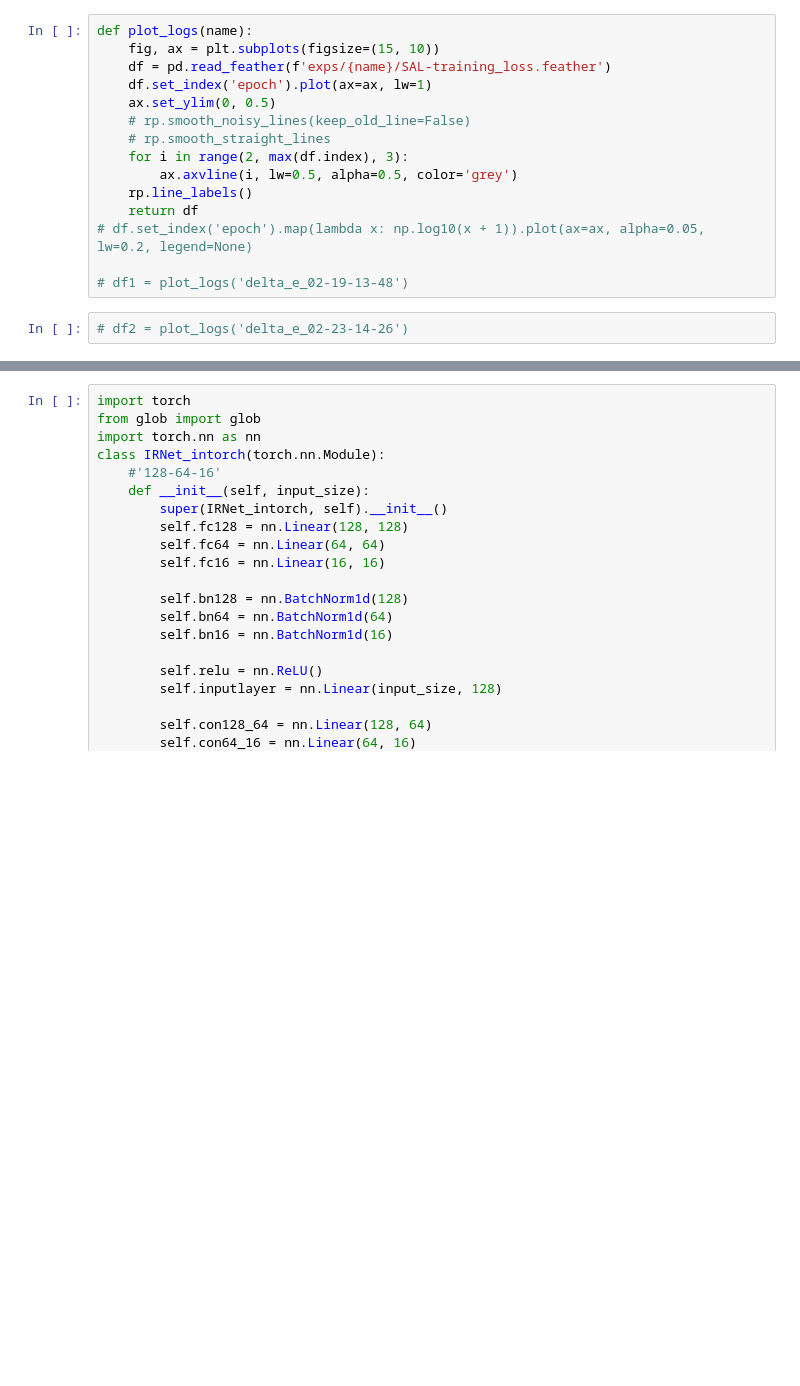
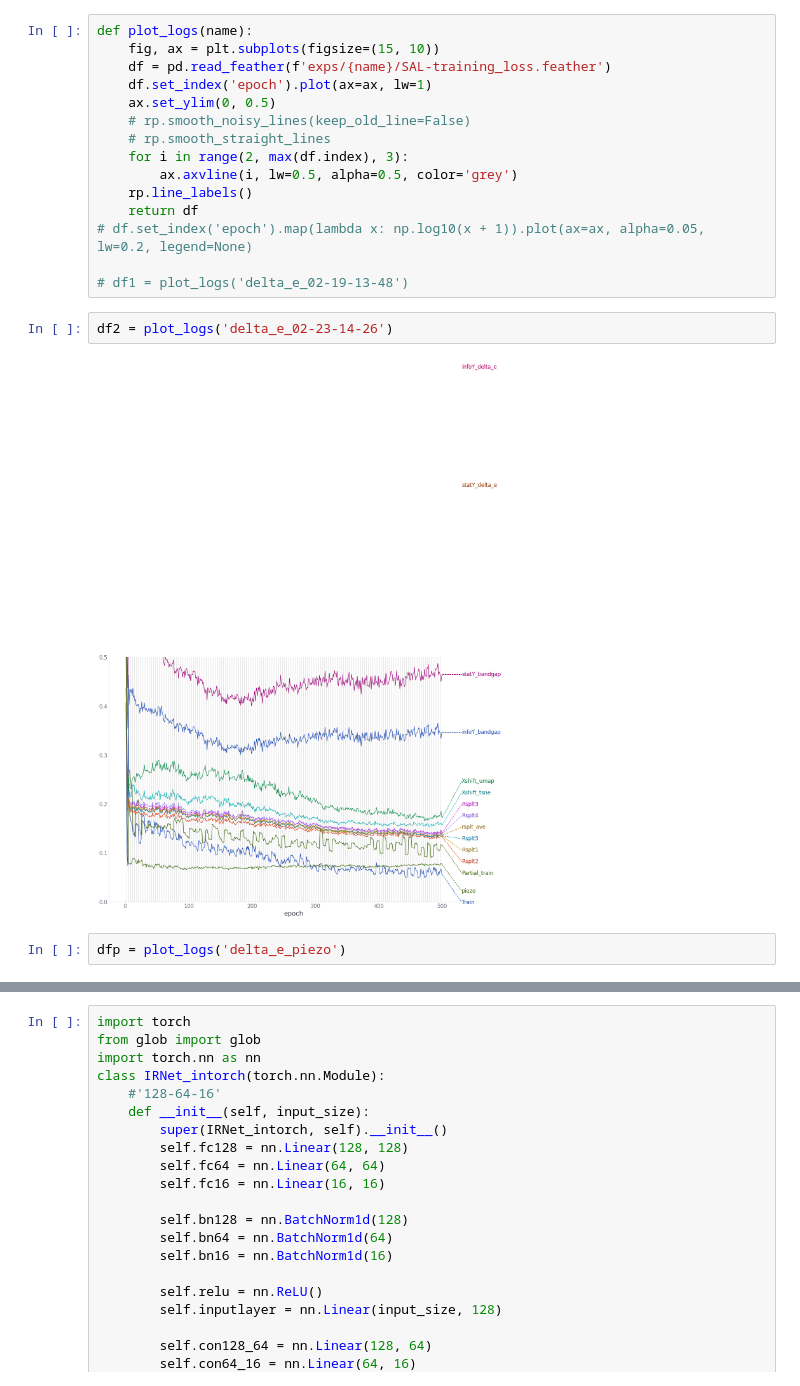
Before and after one commit to nicholas-miklaucic/ood-materials, a Jupyter notebook: log-visuals.ipynb, the cells around one changed output, grey strips where cells are left out. Saved outputs shown, nothing was run; the diff lists cells and outputs as text; blank space fills up the shorter version.

```diff
--- a/log-visuals.ipynb
+++ b/log-visuals.ipynb
@@ -22,5 +22,9 @@ def plot_logs(name):
 
 # df1 = plot_logs('delta_e_02-19-13-48')
 # %%
-# df2 = plot_logs('delta_e_02-23-14-26')
+df2 = plot_logs('delta_e_02-23-14-26')
+# %% [output]
+[figure, added]
+# %%
+dfp = plot_logs('delta_e_piezo')
 # %%
```
Also changed, not shown: parts of 5 cells of this notebook, 5 other files.
